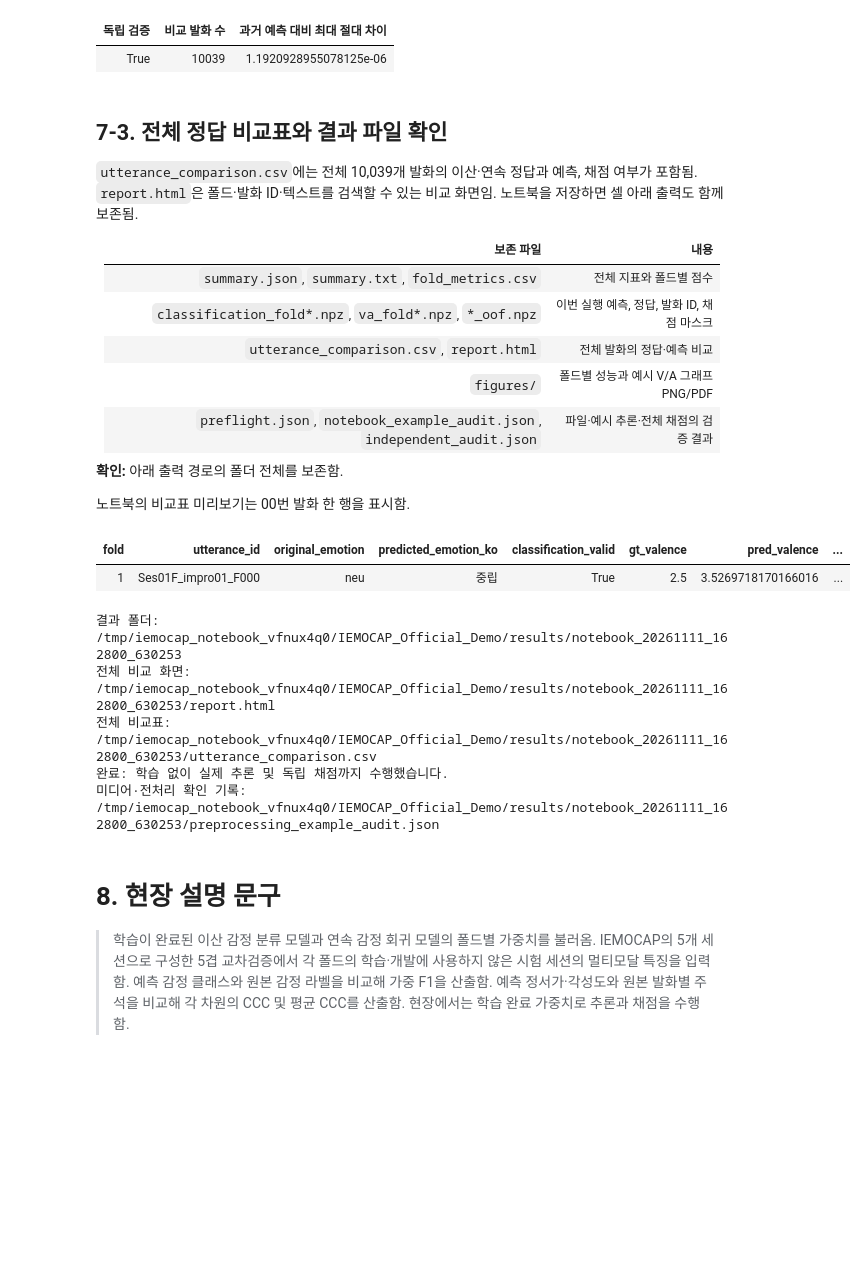
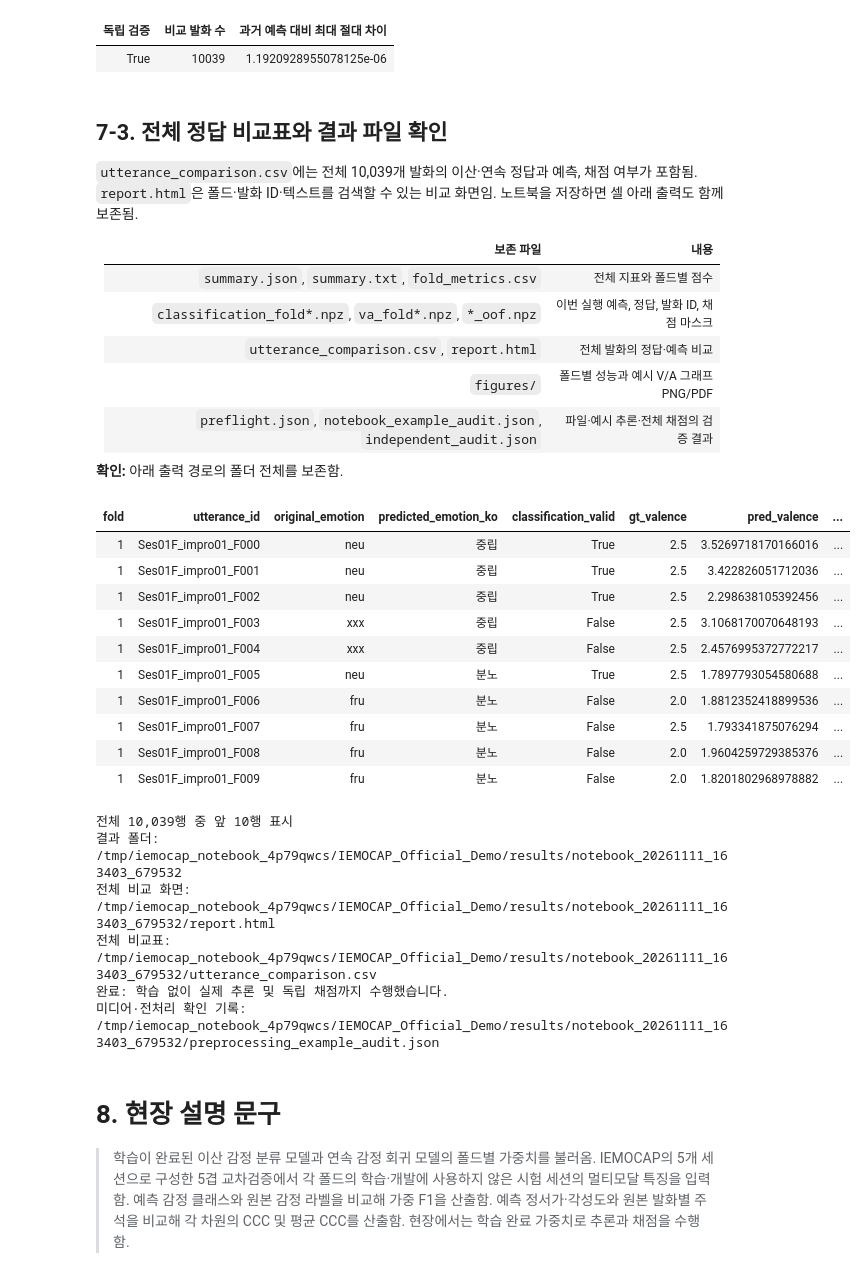
Before and after one commit to LeeJY-KW/IEMOCAP_Official_Demo, a Jupyter notebook: IEMOCAP_Official_Demo/results/notebook_preprocessing00_20261111/현장시연_실행완료.ipynb, the cells around one changed output. Drawn from its saved outputs; the diff is of its cells as text; code cells hidden in the pictures; blank space fills up the shorter version.

Commit message:
Limit fixed example 00 to preprocessing and restore model results

```diff
--- a/IEMOCAP_Official_Demo/results/notebook_example00_20261111/현장시연_실행완료.ipynb
+++ b/IEMOCAP_Official_Demo/results/notebook_preprocessing00_20261111/현장시연_실행완료.ipynb
@@ -1331,39 +1367,45 @@ PASS | 10 folds | 10039 comparison rows | max prediction difference 1.1920929e-0
 | `preflight.json`, `notebook_example_audit.json`, `independent_audit.json` | 파일·예시 추론·전체 채점의 검증 결과 |
 
 **확인:** 아래 출력 경로의 폴더 전체를 보존함.
-
-노트북의 비교표 미리보기는 00번 발화 한 행을 표시함.
 # %%
 # 7-3. 전체 발화의 정답·예측 비교표를 읽고 결과가 저장된 위치를 안내함.
 # CSV는 한글을 지원하는 UTF-8 BOM 형식이며, 표시한 일부 행 외 전체 행도 파일에 보존됨.
 with (OUT / "utterance_comparison.csv").open(encoding="utf-8-sig", newline="") as f:
     comparison_rows = list(csv.DictReader(f))
 # 채점 제외 발화까지 포함한 전체 10,039개 행이 보존되었는지 확인함.
 assert len(comparison_rows) == 10039
-example_00_comparison = [row for row in comparison_rows if row["utterance_id"] == EXAMPLE_UTTERANCE_ID]
-assert len(example_00_comparison) == 1
-show_table(example_00_comparison, columns=["fold", "utterance_id", "original_emotion", "predicted_emotion_ko", "classification_valid", "gt_valence", "pred_valence", "gt_arousal", "pred_arousal", "va_valid"])
+show_table(comparison_rows, columns=["fold", "utterance_id", "original_emotion", "predicted_emotion_ko", "classification_valid", "gt_valence", "pred_valence", "gt_arousal", "pred_arousal", "va_valid"], limit=10)
 print("결과 폴더:", OUT)
 print("전체 비교 화면:", OUT / "report.html")
 print("전체 비교표:", OUT / "utterance_comparison.csv")
 print("완료: 학습 없이 실제 추론 및 독립 채점까지 수행했습니다.")
 
 # 현장에서 재계산한 전처리·특징 연결의 확인 기록을 결과와 함께 보존함.
 preprocessing_check = dict(passed=True, utterance_id=MEDIA_EXAMPLE["id"],
     raw_audio_sha256=demo.sha(MEDIA_AUDIO_PATH), video_sha256=demo.sha(MEDIA_VIDEO_PATH),
     preprocessing_manifest_sha256=demo.sha(PREPROCESSING_ROOT / "manifest.json"),
     live_operations=["audio_loading", "prosody", "tokenization", "image_transform", "feature_pooling", "train_normalization"],
     pretrained_forward="prepared_intermediate_outputs", feature_comparison=preprocessing_comparison)
 (OUT / "preprocessing_example_audit.json").write_text(json.dumps(preprocessing_check, ensure_ascii=False, indent=2) + "\n")
 print("미디어·전처리 확인 기록:", OUT / "preprocessing_example_audit.json")
 # %% [output]
 | fold | utterance_id | original_emotion | predicted_emotion_ko | classification_valid | gt_valence | pred_valence | ... |
 | 1 | Ses01F_impro01_F000 | neu | 중립 | True | 2.5 | 3.5269718170166016 | ... |
+| 1 | Ses01F_impro01_F001 | neu | 중립 | True | 2.5 | 3.422826051712036 | ... |
+| 1 | Ses01F_impro01_F002 | neu | 중립 | True | 2.5 | 2.298638105392456 | ... |
+| 1 | Ses01F_impro01_F003 | xxx | 중립 | False | 2.5 | 3.1068170070648193 | ... |
+| 1 | Ses01F_impro01_F004 | xxx | 중립 | False | 2.5 | 2.4576995372772217 | ... |
+| 1 | Ses01F_impro01_F005 | neu | 분노 | True | 2.5 | 1.7897793054580688 | ... |
+| 1 | Ses01F_impro01_F006 | fru | 분노 | False | 2.0 | 1.8812352418899536 | ... |
+| 1 | Ses01F_impro01_F007 | fru | 분노 | False | 2.5 | 1.793341875076294 | ... |
+| 1 | Ses01F_impro01_F008 | fru | 분노 | False | 2.0 | 1.9604259729385376 | ... |
+| 1 | Ses01F_impro01_F009 | fru | 분노 | False | 2.0 | 1.8201802968978882 | ... |
-결과 폴더: /tmp/iemocap_notebook_vfnux4q0/IEMOCAP_Official_Demo/results/notebook_20261111_162800_630253
-전체 비교 화면: /tmp/iemocap_notebook_vfnux4q0/IEMOCAP_Official_Demo/results/notebook_20261111_162800_630253/report.html
-전체 비교표: /tmp/iemocap_notebook_vfnux4q0/IEMOCAP_Official_Demo/results/notebook_20261111_162800_630253/utterance_comparison.csv
+전체 10,039행 중 앞 10행 표시
+결과 폴더: /tmp/iemocap_notebook_4p79qwcs/IEMOCAP_Official_Demo/results/notebook_20261111_163403_679532
+전체 비교 화면: /tmp/iemocap_notebook_4p79qwcs/IEMOCAP_Official_Demo/results/notebook_20261111_163403_679532/report.html
+전체 비교표: /tmp/iemocap_notebook_4p79qwcs/IEMOCAP_Official_Demo/results/notebook_20261111_163403_679532/utterance_comparison.csv
 완료: 학습 없이 실제 추론 및 독립 채점까지 수행했습니다.
-미디어·전처리 확인 기록: /tmp/iemocap_notebook_vfnux4q0/IEMOCAP_Official_Demo/results/notebook_20261111_162800_630253/preprocessing_example_audit.json
+미디어·전처리 확인 기록: /tmp/iemocap_notebook_4p79qwcs/IEMOCAP_Official_Demo/results/notebook_20261111_163403_679532/preprocessing_example_audit.json
 # %% [markdown]
 # 8. 현장 설명 문구
 
```
Also changed, not shown: parts of 19 cells of this notebook, 41 other files.
